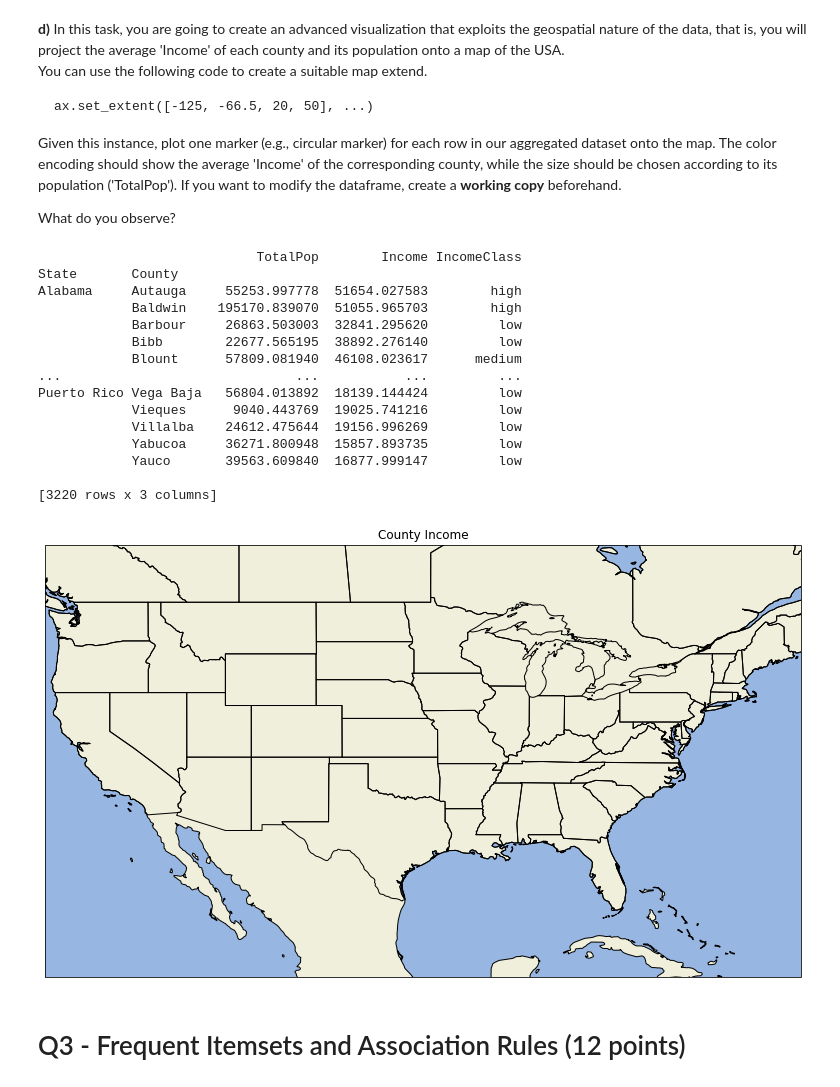
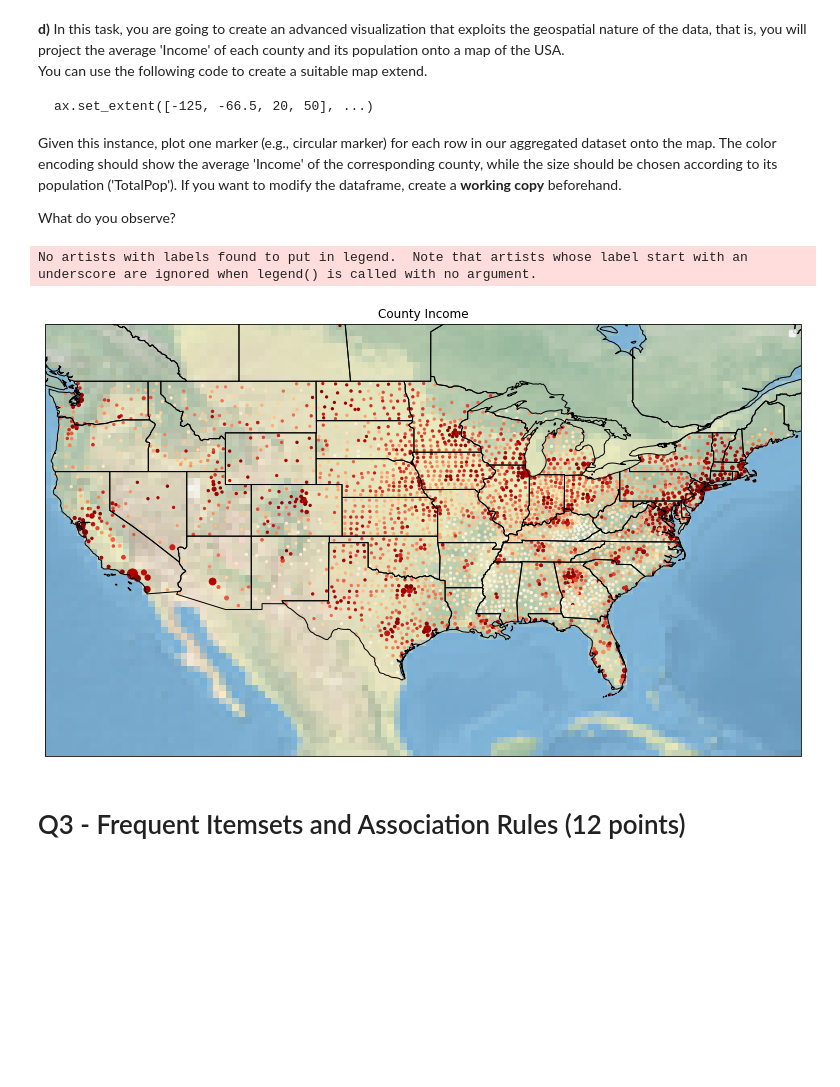
Before and after one commit to Starcrysis/assignment_2, a Jupyter notebook: assignment_2.ipynb, the cells around one changed output. Saved outputs shown, nothing was run; the diff lists cells and outputs as text; code cells hidden in the pictures; blank space fills up the shorter version.

```diff
--- a/assignment_2.ipynb
+++ b/assignment_2.ipynb
@@ -590,48 +586,41 @@ What do you observe?
 # %%
 # your code
 from warnings import filterwarnings
 filterwarnings('ignore')
 
-df_plot_working = df_plot[['TotalPop', 'Income', 'IncomeClass']]
-print(df_plot_working)
+fig = plt.figure(figsize=(18,6))
 
-fig = plt.figure(figsize=(18,6))
+#ranks the Income per County. This is used for the colorcoordination in the plot.
+color = df_plot['Income'].rank()
+
+#create image of USA
 ax = plt.axes([0,0,1,1], projection=ccrs.PlateCarree())
 ax.set_extent([-125, -66.5, 20, 50], ccrs.Geodetic())
 
-categories = ['red', 'blue', 'green']
-
-ax.background_patch.set_visible(True)
-ax.outline_patch.set_visible(True)
-
+ax.stock_img()
 ax.add_feature(cfeature.OCEAN)
 ax.add_feature(cfeature.LAND, edgecolor='black')
 ax.add_feature(cfeature.STATES, edgecolor = 'black')
 
-# plt.scatter(
 
-# )
+#Scatter plot of all income categories. Counties are displayed within the map.
+ax.scatter(np.array(df_plot['INTPTLONG']),
+            np.array(df_plot['INTPTLAT']),
+            alpha = 1,
+            #Size is conditional to it's total polulation. The bigger the county, the bigger the marker.
+            s = 5 + np.array(df_plot['TotalPop']/df_plot['TotalPop'].mean()),
+            c = color,
+            cmap = 'OrRd',
+            transform =ccrs.PlateCarree()
+)
 
+plt.legend(loc='upper right')
 
 ax.set_title('County Income')
 plt.show()
 # %% [output]
-                            TotalPop        Income IncomeClass
-State       County
-Alabama     Autauga     55253.997778  51654.027583        high
-            Baldwin    195170.839070  51055.965703        high
-            Barbour     26863.503003  32841.295620         low
-            Bibb        22677.565195  38892.276140         low
-            Blount      57809.081940  46108.023617      medium
-...                              ...           ...         ...
-Puerto Rico Vega Baja   56804.013892  18139.144424         low
-            Vieques      9040.443769  19025.741216         low
-            Villalba    24612.475644  19156.996269         low
-            Yabucoa     36271.800948  15857.893735         low
-            Yauco       39563.609840  16877.999147         low
-
-[3220 rows x 3 columns]
+No artists with labels found to put in legend.  Note that artists whose label start with an underscore are ignored when legend() is called with no argument.
-[figure, old version]
+[figure, new version]
 # %% [markdown]
 # Q3 - Frequent Itemsets and Association Rules (12 points)
 # %% [markdown]
```
Also changed, not shown: parts of 2 cells of this notebook.
